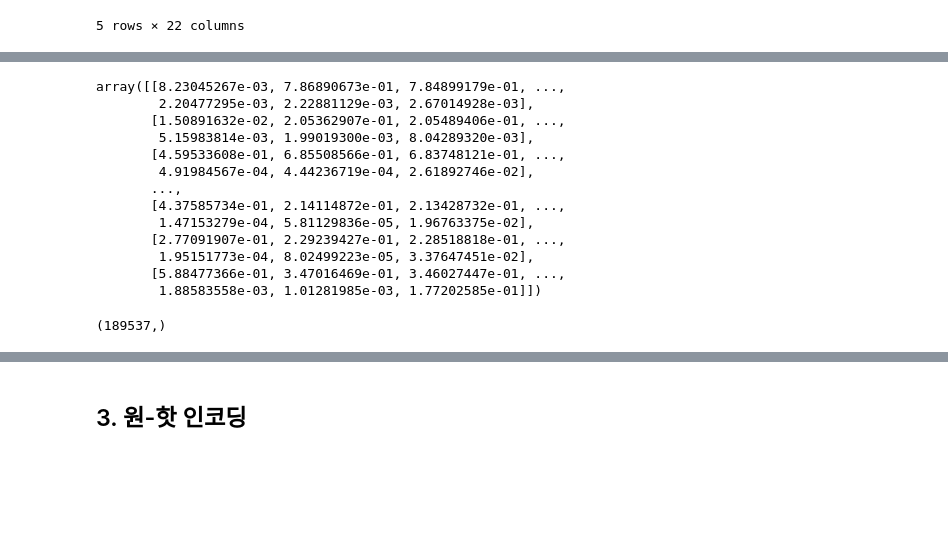
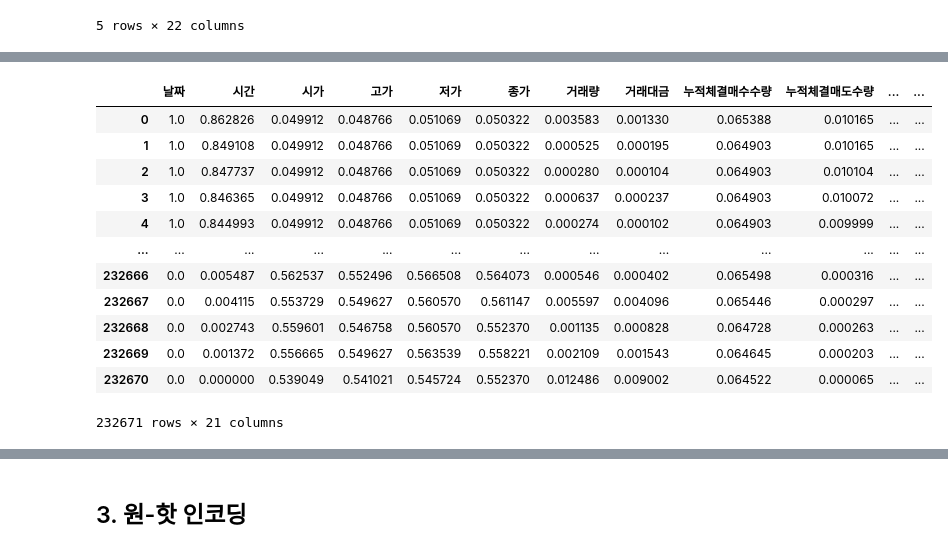
Before and after one commit to hwanghyeonjun98/trading, a Jupyter notebook: model copy.ipynb, the cells around one changed output, grey strips where cells are left out. Drawn from its saved outputs; the diff is of its cells as text; code cells hidden in the pictures; blank space fills up the shorter version.

```diff
--- a/model copy.ipynb
+++ b/model copy.ipynb
@@ -186,7 +186,3 @@ def MinMaxScaler(data):
     denominator = np.max(data, 0) - np.min(data, 0)
     # 0으로 나누기 에러가 발생하지 않도록 매우 작은 값(1e-7)을 더해서 나눔
     return numerator / (denominator + 1e-7)
-# %%
-df = MinMaxScaler(stock_df)
-X_stock_df = stock_df.iloc[:,0:-1]
-y_stock_df = stock_df.iloc[:,-1]
@@ -241,2 +189,7 @@ Name: pct_label, dtype: int64
+# %%
+X_stock_df = df.iloc[:,0:-1]
+X_stock_df = MinMaxScaler(X_stock_df)
+
+y_stock_df = df['pct_label']
 # %%
 # y_stock_df = to_categorical(y_stock_df)
@@ -262,21 +196,16 @@ X_stock_trans_df
-# %%
-X_train
-# %% [output]
-array([[8.23045267e-03, 7.86890673e-01, 7.84899179e-01, ...,
-        2.20477295e-03, 2.22881129e-03, 2.67014928e-03],
-       [1.50891632e-02, 2.05362907e-01, 2.05489406e-01, ...,
-        5.15983814e-03, 1.99019300e-03, 8.04289320e-03],
-       [4.59533608e-01, 6.85508566e-01, 6.83748121e-01, ...,
-        4.91984567e-04, 4.44236719e-04, 2.61892746e-02],
-       ...,
-       [4.37585734e-01, 2.14114872e-01, 2.13428732e-01, ...,
-        1.47153279e-04, 5.81129836e-05, 1.96763375e-02],
-       [2.77091907e-01, 2.29239427e-01, 2.28518818e-01, ...,
-        1.95151773e-04, 8.02499223e-05, 3.37647451e-02],
-       [5.88477366e-01, 3.47016469e-01, 3.46027447e-01, ...,
-        1.88583558e-03, 1.01281985e-03, 1.77202585e-01]])
-# %%
-# 레이블 카테고리 개수
-y_stock_df.shape
-# %% [output]
-(189537,)
+# %%
+X_stock_df
+# %% [output]
+|  | 날짜 | 시간 | 시가 | 고가 | 저가 | 종가 | 거래량 | 거래대금 | 누적체결매수수량 | 누적체결매도수량 | ... | ... |
+| 0 | 1.0 | 0.862826 | 0.049912 | 0.048766 | 0.051069 | 0.050322 | 0.003583 | 0.001330 | 0.065388 | 0.010165 | ... | ... |
+| 1 | 1.0 | 0.849108 | 0.049912 | 0.048766 | 0.051069 | 0.050322 | 0.000525 | 0.000195 | 0.064903 | 0.010165 | ... | ... |
+| 2 | 1.0 | 0.847737 | 0.049912 | 0.048766 | 0.051069 | 0.050322 | 0.000280 | 0.000104 | 0.064903 | 0.010104 | ... | ... |
+| 3 | 1.0 | 0.846365 | 0.049912 | 0.048766 | 0.051069 | 0.050322 | 0.000637 | 0.000237 | 0.064903 | 0.010072 | ... | ... |
+| 4 | 1.0 | 0.844993 | 0.049912 | 0.048766 | 0.051069 | 0.050322 | 0.000274 | 0.000102 | 0.064903 | 0.009999 | ... | ... |
+| ... | ... | ... | ... | ... | ... | ... | ... | ... | ... | ... | ... | ... |
+| 232666 | 0.0 | 0.005487 | 0.562537 | 0.552496 | 0.566508 | 0.564073 | 0.000546 | 0.000402 | 0.065498 | 0.000316 | ... | ... |
+| 232667 | 0.0 | 0.004115 | 0.553729 | 0.549627 | 0.560570 | 0.561147 | 0.005597 | 0.004096 | 0.065446 | 0.000297 | ... | ... |
+| 232668 | 0.0 | 0.002743 | 0.559601 | 0.546758 | 0.560570 | 0.552370 | 0.001135 | 0.000828 | 0.064728 | 0.000263 | ... | ... |
+| 232669 | 0.0 | 0.001372 | 0.556665 | 0.549627 | 0.563539 | 0.558221 | 0.002109 | 0.001543 | 0.064645 | 0.000203 | ... | ... |
+| 232670 | 0.0 | 0.000000 | 0.539049 | 0.541021 | 0.545724 | 0.552370 | 0.012486 | 0.009002 | 0.064522 | 0.000065 | ... | ... |
+232671 rows × 21 columns
```
Also changed, not shown: parts of 23 cells of this notebook, 1 other file.
